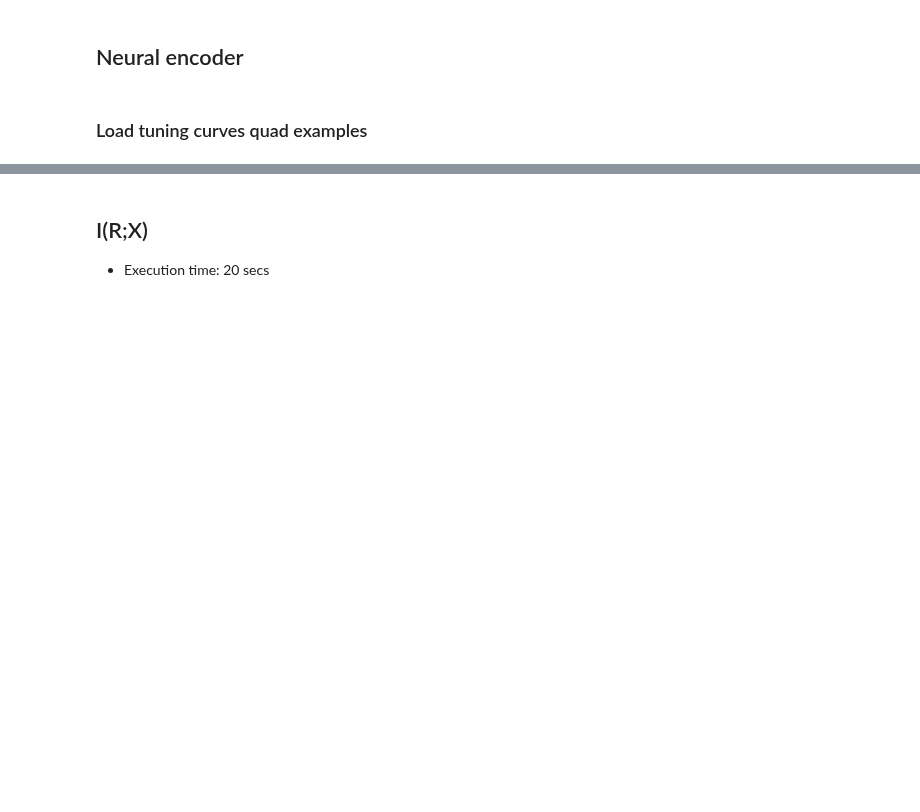
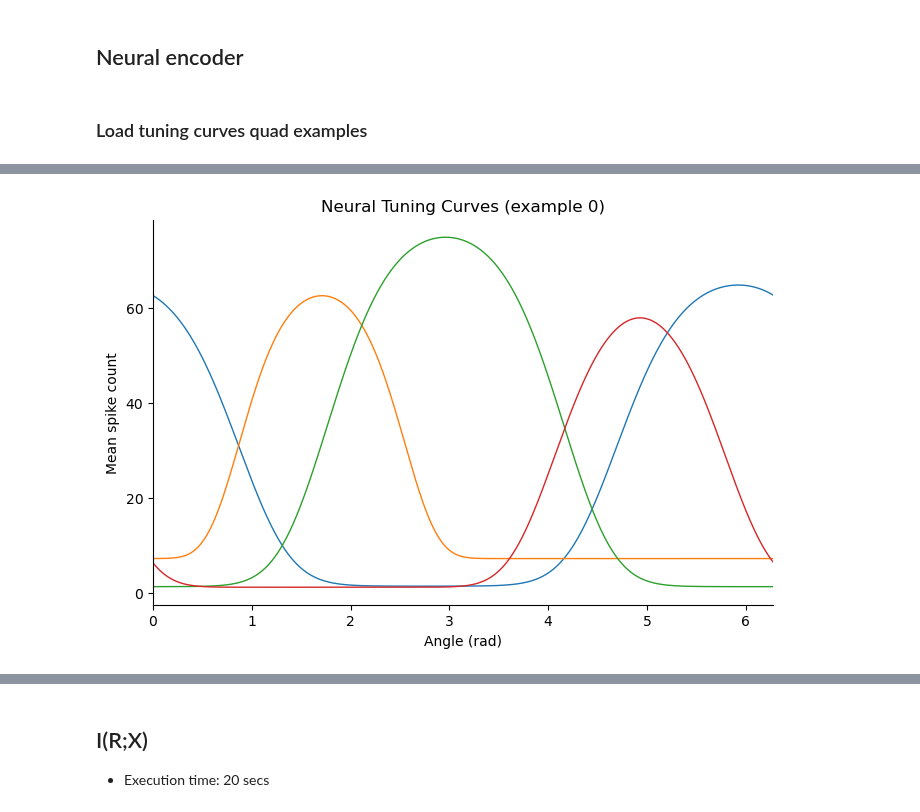
Before and after one commit to steevelaquitaine/fisher-info-limits, a Jupyter notebook: notebooks/fig2_v1.ipynb, the cells around one changed output, grey strips where cells are left out. Cells and saved outputs as stored; diff of their text form; code cells hidden in the pictures; blank space fills up the shorter version.

```diff
--- a/notebooks/fig2_v1.ipynb
+++ b/notebooks/fig2_v1.ipynb
@@ -53,6 +53,16 @@ title = f'Stretch_BioQuads_multiplied_w_mean_g__theta_step={theta_step}_original
 
 # setup indices of examples of retina tuning curves quads
 chosen_quads = np.array([201, 125, 104, 491])
+
+# x used to compute probability distributions of shape (1, N)
+x = np.arange(0,2*pi,dx) # 0-2pi (0-360) is the original space on which the area parameters were computed for the data
+x = x[:-1][None]
+
+# x points to plot, from -pi to pi
+xplot = np.linspace(0, 2*pi, NXPLOT + 1)[:-1]
+
+# figure plot
+labelsize = 10
 # %% [markdown]
 ## Functions
 # %%
@@ -383,12 +364,20 @@ with open(dat_dir_in + title, 'rb') as rick:
     data_dict = pickle.load(rick)
 bio_idx = np.where(data_dict['all_multipliers']==1.)[0][0]
 
-# setup stimulus direction space
-stim = np.arange(0,360,theta_step)
+# dict of parameters with neuron keys
+prms = get_tuning_curves_pms_in_rads(data_dict, example_quad_ix=0)
 
-# get four examples of tuning curves quad of shape (n_neurons, n_directions)
-tuning_curve_data_1 = data_dict['all_quad_tc'][chosen_quads[0], bio_idx]
-tuning_curve_data_2 = data_dict['all_quad_tc'][chosen_quads[1], bio_idx]
-tuning_curve_data_3 = data_dict['all_quad_tc'][chosen_quads[2], bio_idx]
-tuning_curve_data_4 = data_dict['all_quad_tc'][chosen_quads[3], bio_idx]
+# position centers of tuning curves, uniformly spaced
+example = 0
+tc_pms = get_tuning_curves_pms_in_rads(data_dict, example_quad_ix=0)
+
+# plot tuning curves
+plt.figure(figsize=(8, 5))
+plt.plot(x.flatten(), tuning_curve(x, tc_pms).T, linewidth=1)
+plt.ylabel('Mean spike count', fontsize=labelsize)
+plt.xlabel('Angle (rad)', fontsize=labelsize)
+plt.xlim([x.flatten()[0], x.flatten()[-1]])
+plt.xticks(fontsize=labelsize)
+plt.yticks(fontsize=labelsize)
+plt.title(f'Neural Tuning Curves (example {example})');
 # %% [output]
@@ -396,0 +386 @@ Wall time: 87.5 ms
+[figure, added]
```
Also changed, not shown: parts of 3 cells of this notebook, 2 other files.
